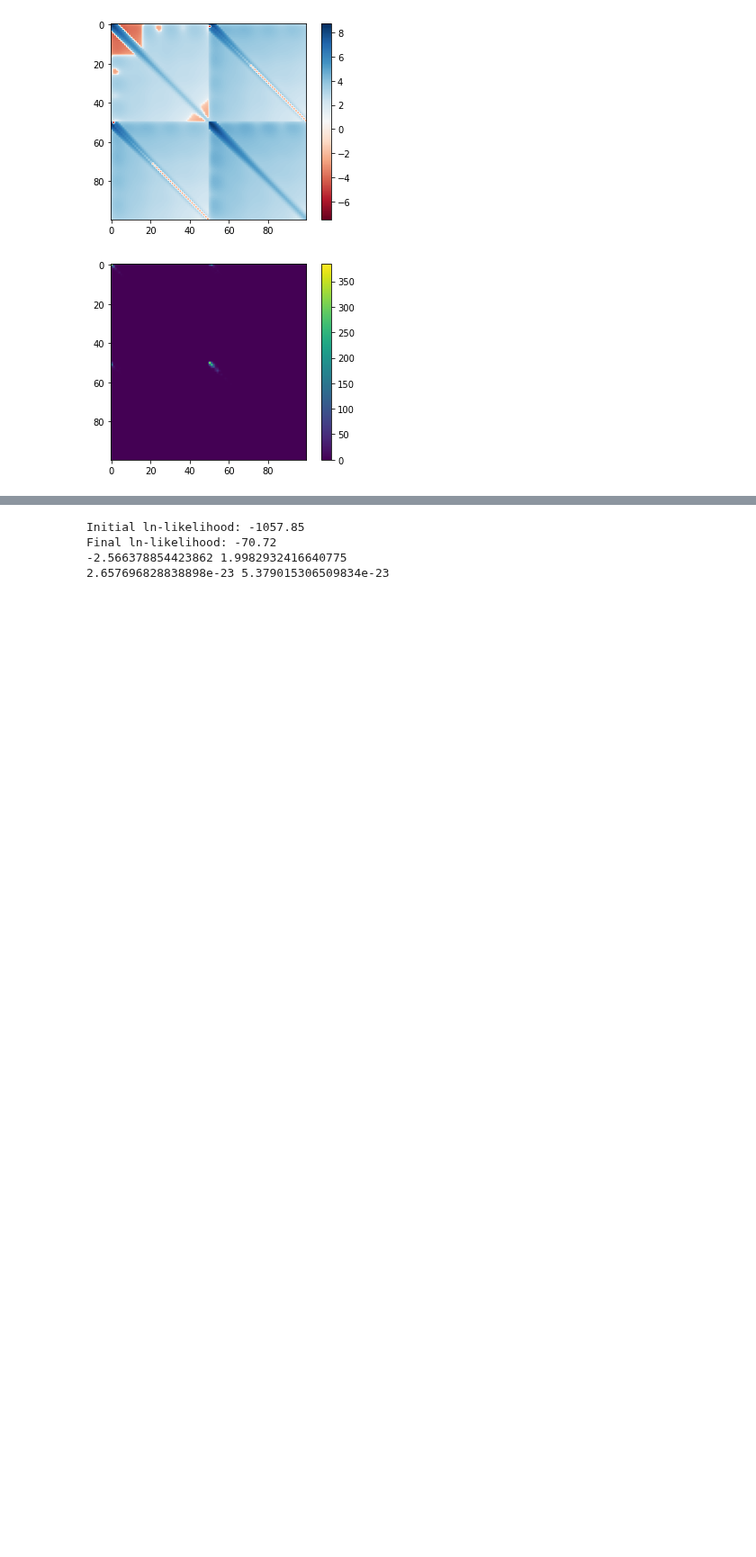
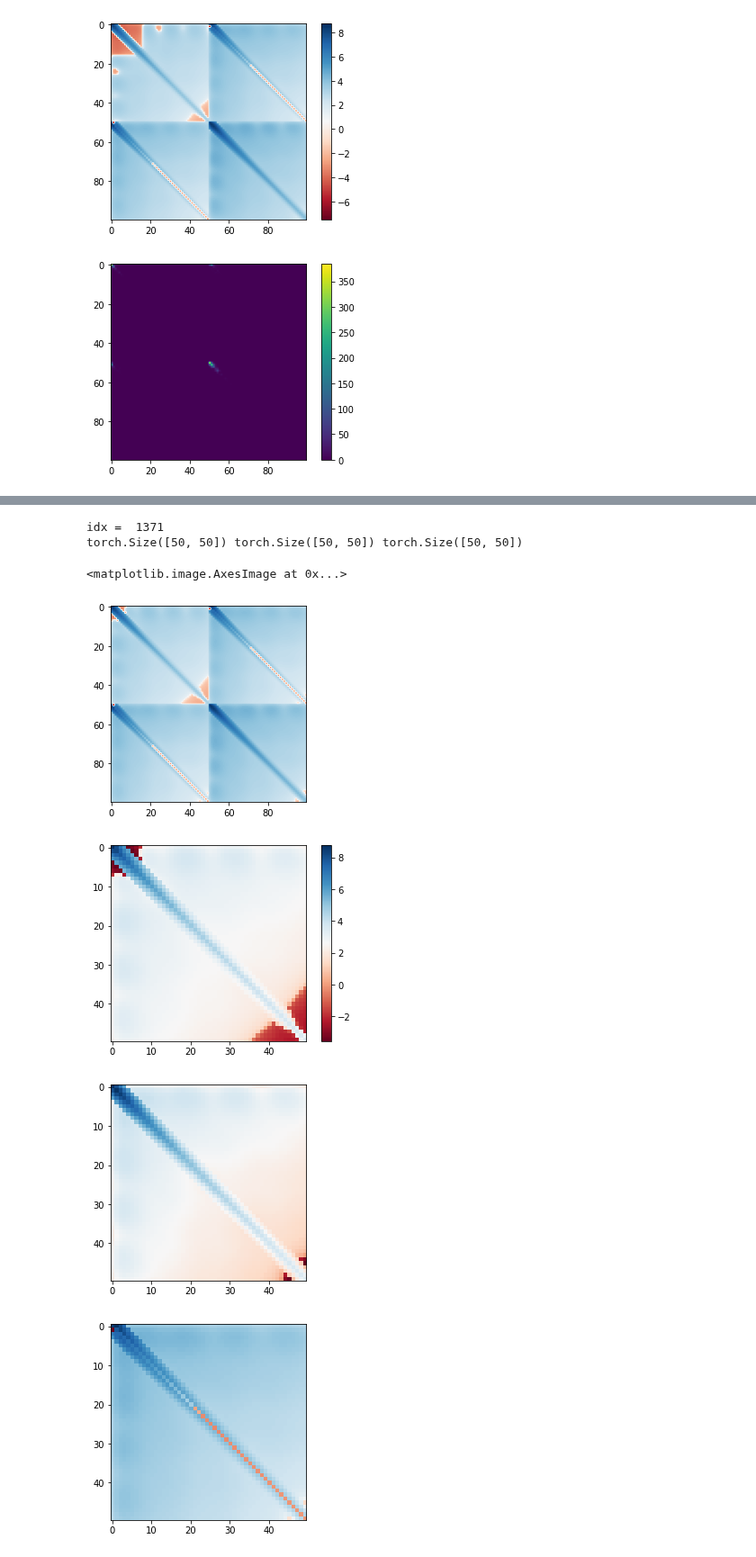
Before and after one commit to jadamo/CovNet, a Jupyter notebook: notebooks/Test-Training-Set.ipynb, the cells around one changed output, grey strips where cells are left out. Shown at 90% size. Saved outputs shown, nothing was run; the diff lists cells and outputs as text; code cells hidden in the pictures; blank space fills up the shorter version.

```diff
--- a/notebooks/Test-Training-Set.ipynb
+++ b/notebooks/Test-Training-Set.ipynb
@@ -367,48 +314,30 @@ print(phi_l.shape, W_l.shape)
-# %%
-# do a gaussian process interpolation on the principle components
-def neg_ln_like(p, y):
-    gp.set_parameter_vector(p)
-    return -gp.log_likelihood(y)
-
-def grad_neg_ln_like(p, y):
-    gp.set_parameter_vector(p)
-    return -gp.grad_log_likelihood(y)
-
-Theta_bounds = np.array([[66.5, 75.5],[0.2699, 0.3459],[0.1157, 0.1535],[8.586e-10, 2.031e-9],[1.806, 2.04], [-2.962, 0.458]])
-Theta = (params_PCA - Theta_bounds[:,0]) / (Theta_bounds[:,1] - Theta_bounds[:,0])
-Theta_test = (params_test - Theta_bounds[:,0]) / (Theta_bounds[:,1] - Theta_bounds[:,0])
-
-W_d_new = np.zeros(num_components)
-W_l_new = np.zeros(num_components)
-
-# we do a seperate gaussian process for each PC
-for pc in range(1):#num_components):
-
-    w_d = W_d[pc]; w_l = W_l[pc]
-
-    kernel = george.kernels.ExpSquaredKernel(0.5, ndim=6)
-    gp1 = george.GP(kernel)
-    gp2 = george.GP(kernel)
-
-    w_d_err = w_d - np.mean(w_d)
-    w_l_err = w_l - np.mean(w_l)
-    gp1.compute(Theta)#, w_d_err)
-    gp2.compute(Theta)#, w_l_err)
-    #temp1 = gp1.predict(w_d, Theta_test, return_var=False)
-    #temp2 = gp2.predict(w_l, params_test, return_var=False)
-    print("Initial ln-likelihood: {0:.2f}".format(gp1.log_likelihood(w_d)))
-    result1 = minimize(neg_ln_like, gp1.get_parameter_vector(), args=(w_d), jac=grad_neg_ln_like)
-    result2 = minimize(neg_ln_like, gp2.get_parameter_vector(), args=(w_l), jac=grad_neg_ln_like)
-    #print(result)
-    gp1.set_parameter_vector(result.x)
-    gp2.set_parameter_vector(result.x)
-    print("Final ln-likelihood: {0:.2f}".format(gp1.log_likelihood(w_d)))
-    W_d_new[pc], var1 = gp1.predict(w_d, Theta_test, return_var=True)
-    W_l_new[pc], var2 = gp2.predict(w_l, Theta_test, return_var=True)
-    print(np.amin(w_d), np.amax(w_d))
-    print(W_d_new[pc], W_l_new[pc])
-# %% [output]
-Initial ln-likelihood: -1057.85
-Final ln-likelihood: -70.72
--2.566378854423862 1.9982932416640775
-2.657696828838898e-23 5.379015306509834e-23
+# %%
+# test code for splitting up matrix into quadrands
+idx = np.random.randint(0, N)
+print("idx = ", idx)
+C = test_data[idx][1].view(1, 100, 100)
+quad1 = C[:,:50,:50]
+quad2 = C[:,50:,50:]
+quad3 = C[:,:50,50:]
+
+C = C.view(100,100); quad1 = quad1.view(50,50); quad2 = quad2.view(50,50); quad3 = quad3.view(50,50)
+plt.imshow(C.cpu().detach().numpy(), cmap="RdBu")
+
+print(quad1.shape, quad2.shape, quad3.shape)
+plt.figure()
+plt.imshow(quad1.cpu().detach().numpy(), cmap="RdBu")
+cbar = plt.colorbar()
+
+plt.figure()
+plt.imshow(quad2.cpu().detach().numpy(), cmap="RdBu")
+
+plt.figure()
+plt.imshow(quad3.cpu().detach().numpy(), cmap="RdBu")
+# %% [output]
+idx =  1371
+torch.Size([50, 50]) torch.Size([50, 50]) torch.Size([50, 50])
+<matplotlib.image.AxesImage at 0x...>
+[figure, added]
+[figure, added]
+[figure, added]
+[figure, added]
```
Also changed, not shown: parts of 2 cells of this notebook, 3 other files.
